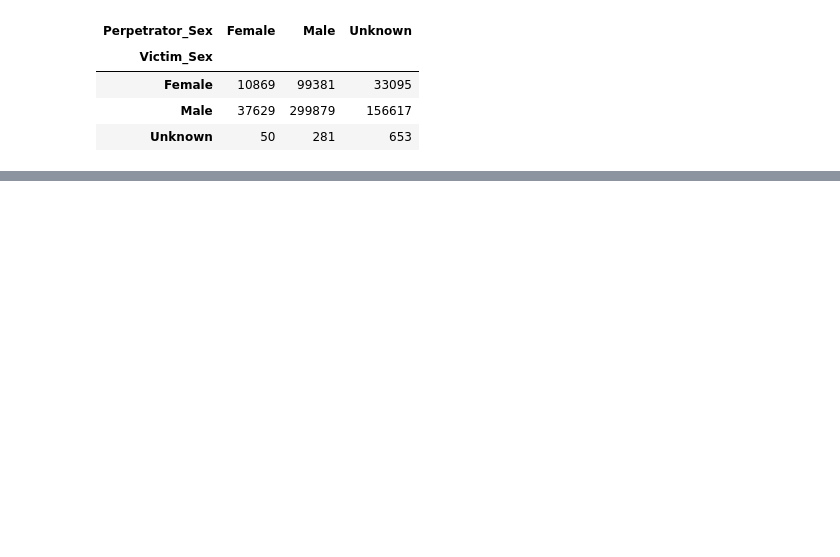
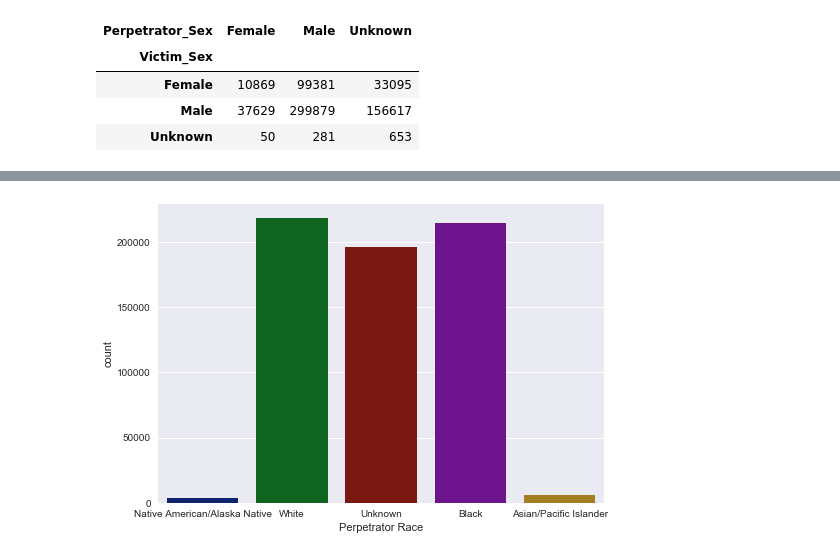
Before and after one commit to DuncanCasteleyn/Data-Mining-Project-3TI, a Jupyter notebook: project.ipynb, the cells around one changed output, grey strips where cells are left out. Saved outputs shown, nothing was run; the diff lists cells and outputs as text; code cells hidden in the pictures; blank space fills up the shorter version.

```diff
--- a/project.ipynb
+++ b/project.ipynb
@@ -94,0 +109,5 @@ pandas.crosstab(homicide.Victim_Sex, homicide.Perpetrator_Sex)
+# %%
+seaborn.countplot(x = 'Perpetrator Race', data=database_df, palette="dark")
+seaborn.plt.show()
+# %% [output]
+[figure, added]
```
Also changed, not shown: parts of 4 cells of this notebook.
